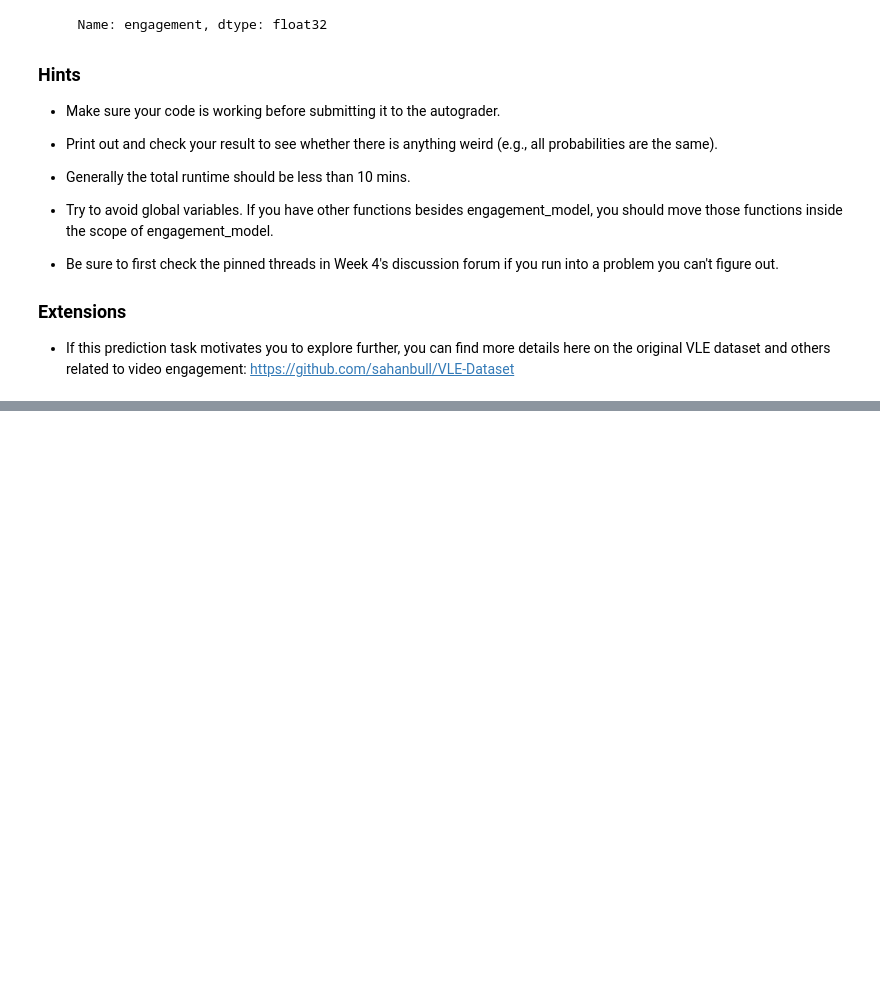
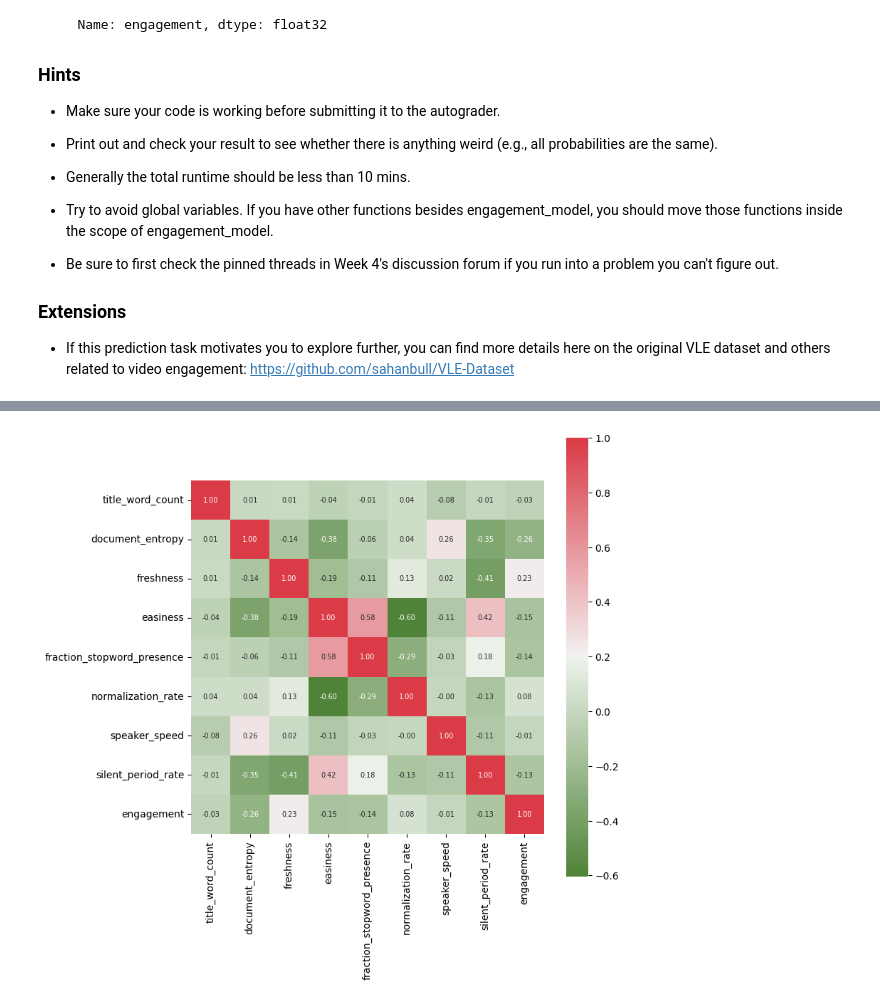
Before and after one commit to jpradas1/Applied_Machine-Learning_Python, a Jupyter notebook: Week_4/Assignment_4.ipynb, the cells around one changed output, grey strips where cells are left out. Cells and saved outputs as stored; diff of their text form; code cells hidden in the pictures; blank space fills up the shorter version.

```diff
--- a/Week_4/Assignment_4.ipynb
+++ b/Week_4/Assignment_4.ipynb
@@ -124,0 +176,3 @@ assert np.issubdtype(stu_ans.index.dtype, np.integer), "Your answer pd.Series sh
+# %%
+df_corr = df_train.iloc[:,1:].corr()
+df_corr
@@ -124,0 +190,9 @@ assert np.issubdtype(stu_ans.index.dtype, np.integer), "Your answer pd.Series sh
+# %%
+plt.figure(figsize=(8,8))
+sns.heatmap(df_corr, cbar = True,  square = True, annot=True, fmt= '.2f',annot_kws={'size': 7},
+           xticklabels= df_corr.columns,
+           yticklabels= df_corr.columns,
+           cmap=sns.diverging_palette(120, 10, as_cmap=True))
+plt.show()
+# %% [output]
+[figure, added]
```
Also changed, not shown: parts of 32 cells of this notebook, 6 other files.
